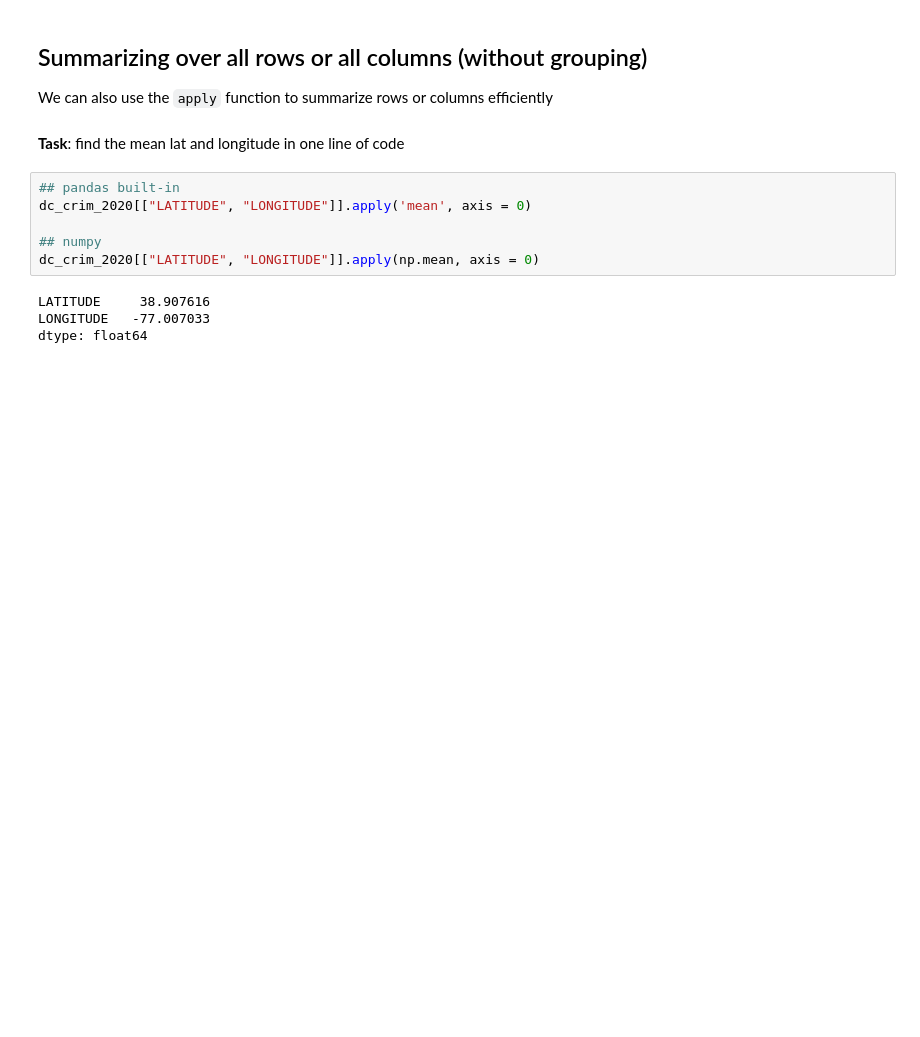
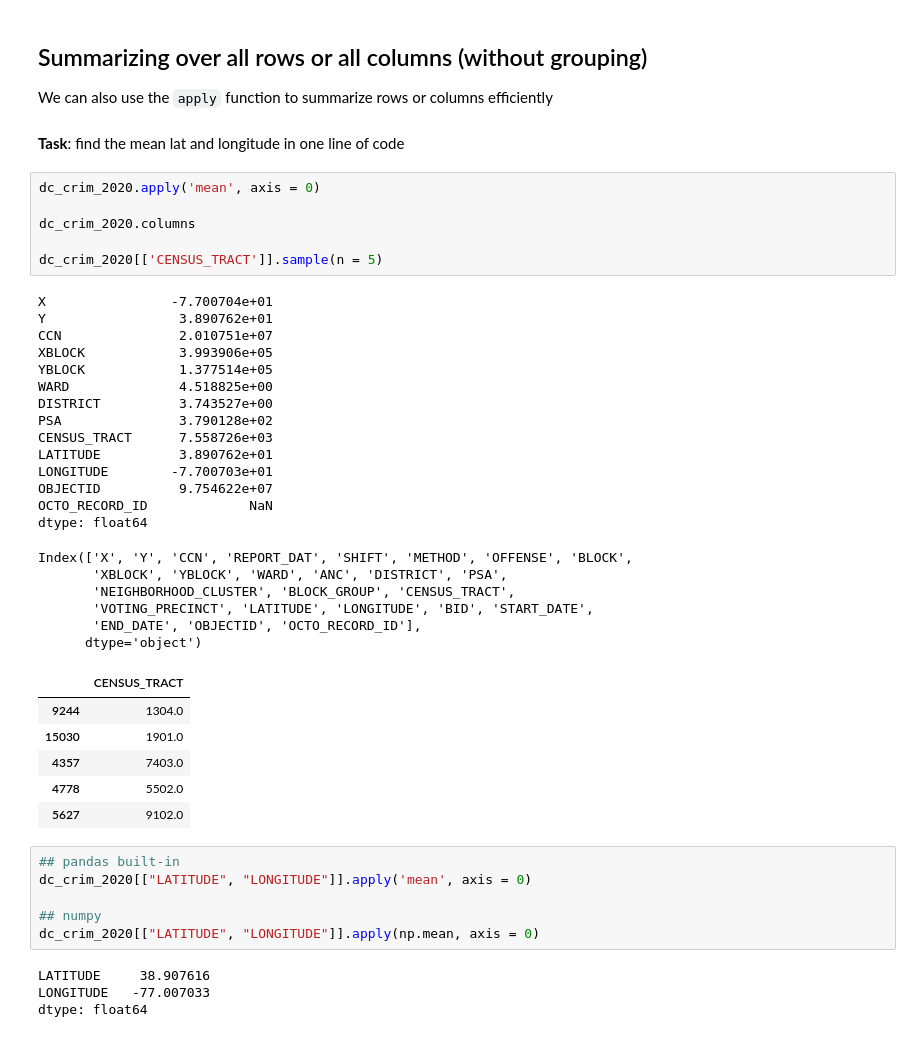
Before and after one commit to rebeccajohnson88/qss20_slides_activities, a Jupyter notebook: activities/w22_activities/solutions/00_pandas_datacleaning_solutions.ipynb, the cells around one changed output. Drawn from its saved outputs; the diff is of its cells as text; blank space fills up the shorter version.

```diff
--- a/activities/w22_activities/solutions/00_pandas_datacleaning_solutions.ipynb
+++ b/activities/w22_activities/solutions/00_pandas_datacleaning_solutions.ipynb
@@ -204,6 +226,39 @@ top_w_shift_alternate
 We can also use the `apply` function to summarize rows or columns efficiently
 # %% [markdown]
 **Task**: find the mean lat and longitude in one line of code
+# %%
+dc_crim_2020.apply('mean', axis = 0)
+
+dc_crim_2020.columns
+
+dc_crim_2020[['CENSUS_TRACT']].sample(n = 5)
+# %% [output]
+X                -7.700704e+01
+Y                 3.890762e+01
+CCN               2.010751e+07
+XBLOCK            3.993906e+05
+YBLOCK            1.377514e+05
+WARD              4.518825e+00
+DISTRICT          3.743527e+00
+PSA               3.790128e+02
+CENSUS_TRACT      7.558726e+03
+LATITUDE          3.890762e+01
+LONGITUDE        -7.700703e+01
+OBJECTID          9.754622e+07
+OCTO_RECORD_ID             NaN
+dtype: float64
+Index(['X', 'Y', 'CCN', 'REPORT_DAT', 'SHIFT', 'METHOD', 'OFFENSE', 'BLOCK',
+       'XBLOCK', 'YBLOCK', 'WARD', 'ANC', 'DISTRICT', 'PSA',
+       'NEIGHBORHOOD_CLUSTER', 'BLOCK_GROUP', 'CENSUS_TRACT',
+       'VOTING_PRECINCT', 'LATITUDE', 'LONGITUDE', 'BID', 'START_DATE',
+       'END_DATE', 'OBJECTID', 'OCTO_RECORD_ID'],
+      dtype='object')
+|  | CENSUS_TRACT |
+| 9244 | 1304.0 |
+| 15030 | 1901.0 |
+| 4357 | 7403.0 |
+| 4778 | 5502.0 |
+| 5627 | 9102.0 |
 # %%
 ## pandas built-in
 dc_crim_2020[["LATITUDE", "LONGITUDE"]].apply('mean', axis = 0)
```
Also changed, not shown: parts of 7 cells of this notebook, 1 other file.
